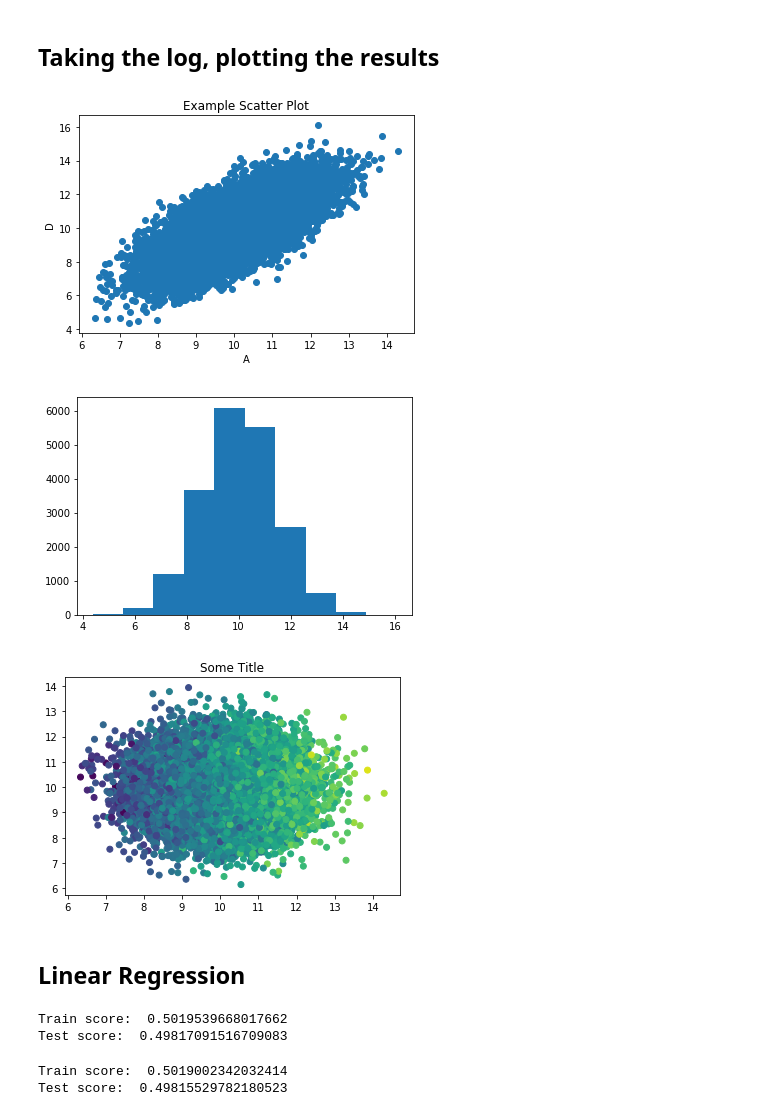
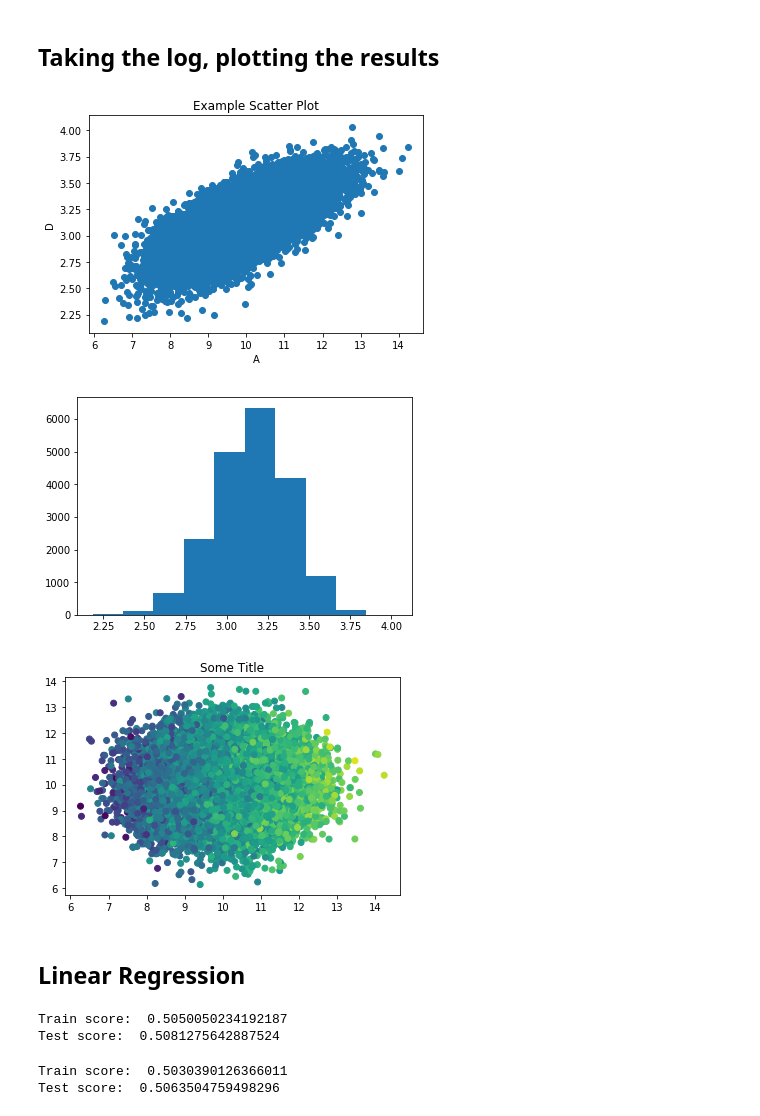
Before and after one commit to mbswirsky/git_example, a Jupyter notebook: example_notebook.ipynb, the cells around one changed output. Cells and saved outputs as stored; diff of their text form; code cells hidden in the pictures.

```diff
--- a/example_notebook.ipynb
+++ b/example_notebook.ipynb
@@ -29,27 +29,27 @@ df.head()
 # %%
 # Try out square rooting D
 
 df_mod = np.log(df) + 10
-# df_mod['D'] = np.sqrt(df_mod['D'])
+df_mod['D'] = np.sqrt(df_mod['D'])
 
 plt.scatter(df_mod['A'], df_mod['D'])
 plt.xlabel('A')
 plt.ylabel('D')
 plt.title('Example Scatter Plot')
 plt.show()
 # %% [output]
-[figure, old version]
+[figure, new version]
 # %%
 plt.hist(df_mod['D'])
 plt.show()
 # %% [output]
-[figure, old version]
+[figure, new version]
 # %%
 plt.scatter(df_mod['A'], df_mod['C'], c=df_mod['D'])
 plt.title('Some Title')
 plt.show()
 # %% [output]
-[figure, old version]
+[figure, new version]
 # %%
 from sklearn.model_selection import train_test_split
 
@@ -67,8 +67,8 @@ print('Train score: ', line.score(X_train, Y_train))
 
 print('Test score: ', line.score(X_test, Y_test))
 # %% [output]
-Train score:  0.5019539668017662
-Test score:  0.49817091516709083
+Train score:  0.5050050234192187
+Test score:  0.5081275642887524
 # %%
 from sklearn.linear_model import Lasso
 
@@ -80,5 +80,5 @@ print('Train score: ', lasso.score(X_train, Y_train))
 
 print('Test score: ', lasso.score(X_test, Y_test))
 # %% [output]
-Train score:  0.5019002342032414
-Test score:  0.49815529782180523
+Train score:  0.5030390126366011
+Test score:  0.5063504759498296
```
Also changed, not shown: parts of 1 cell of this notebook.
